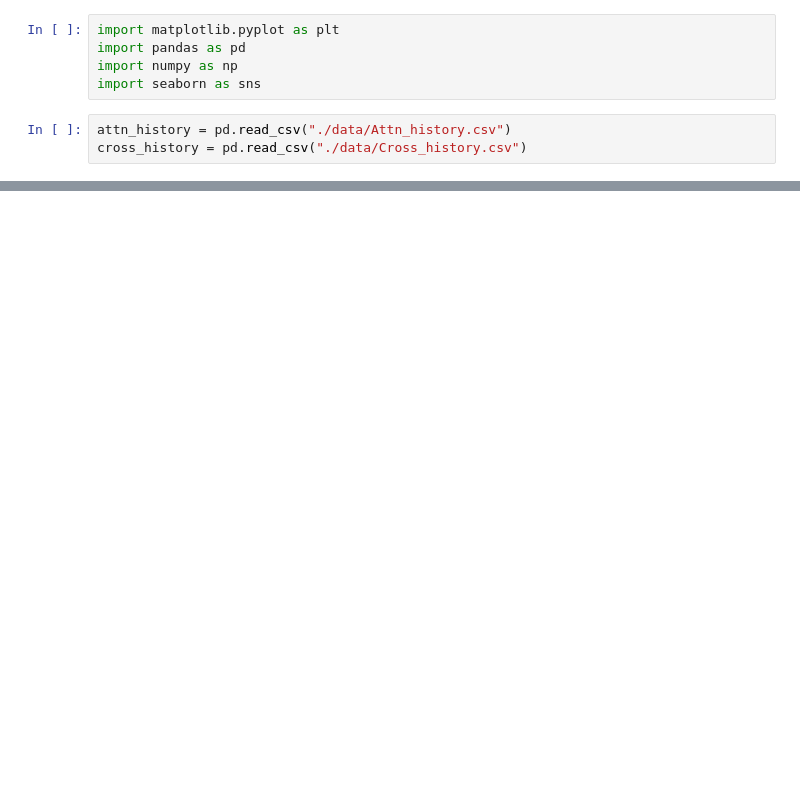
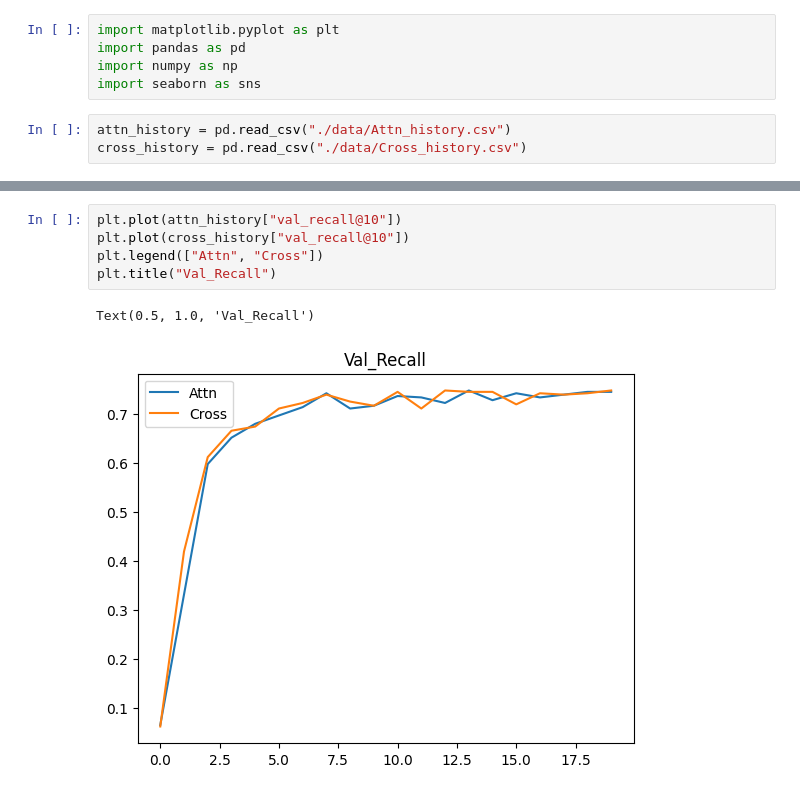
Before and after one commit to lluuww0112/Pllog, a Jupyter notebook: model/history_visualizetion/visualization.ipynb, the cells around one changed output, grey strips where cells are left out. Cells and saved outputs as stored; diff of their text form; blank space fills up the shorter version.

```diff
--- a/model/history_visualizetion/visualization.ipynb
+++ b/model/history_visualizetion/visualization.ipynb
@@ -41,0 +42,8 @@ Text(0.5, 1.0, 'Uniformnity')
+# %%
+plt.plot(attn_history["val_recall@10"])
+plt.plot(cross_history["val_recall@10"])
+plt.legend(["Attn", "Cross"])
+plt.title("Val_Recall")
+# %% [output]
+Text(0.5, 1.0, 'Val_Recall')
+[figure, added]
```
Also changed, not shown: parts of 4 cells of this notebook, 4 other files.
